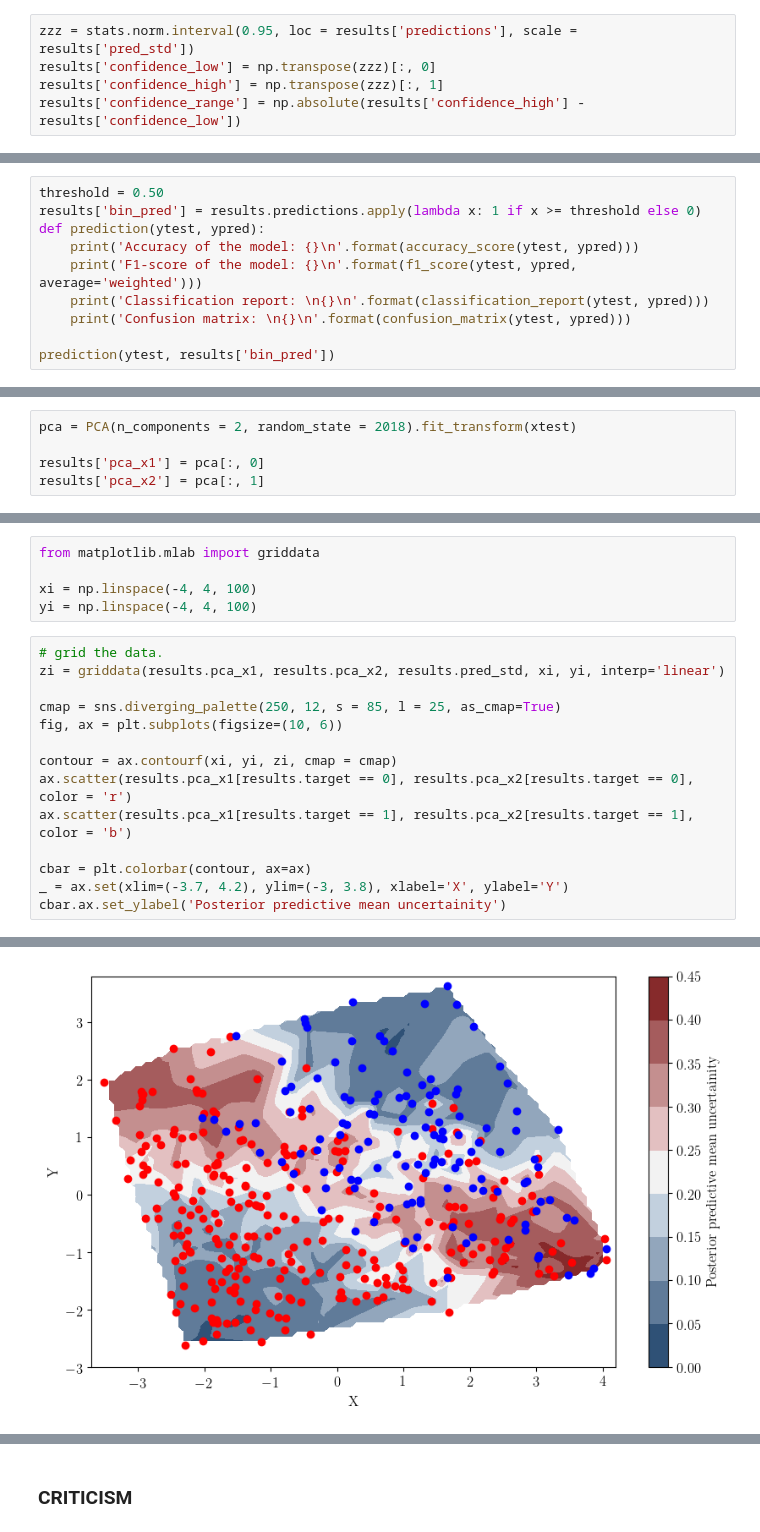
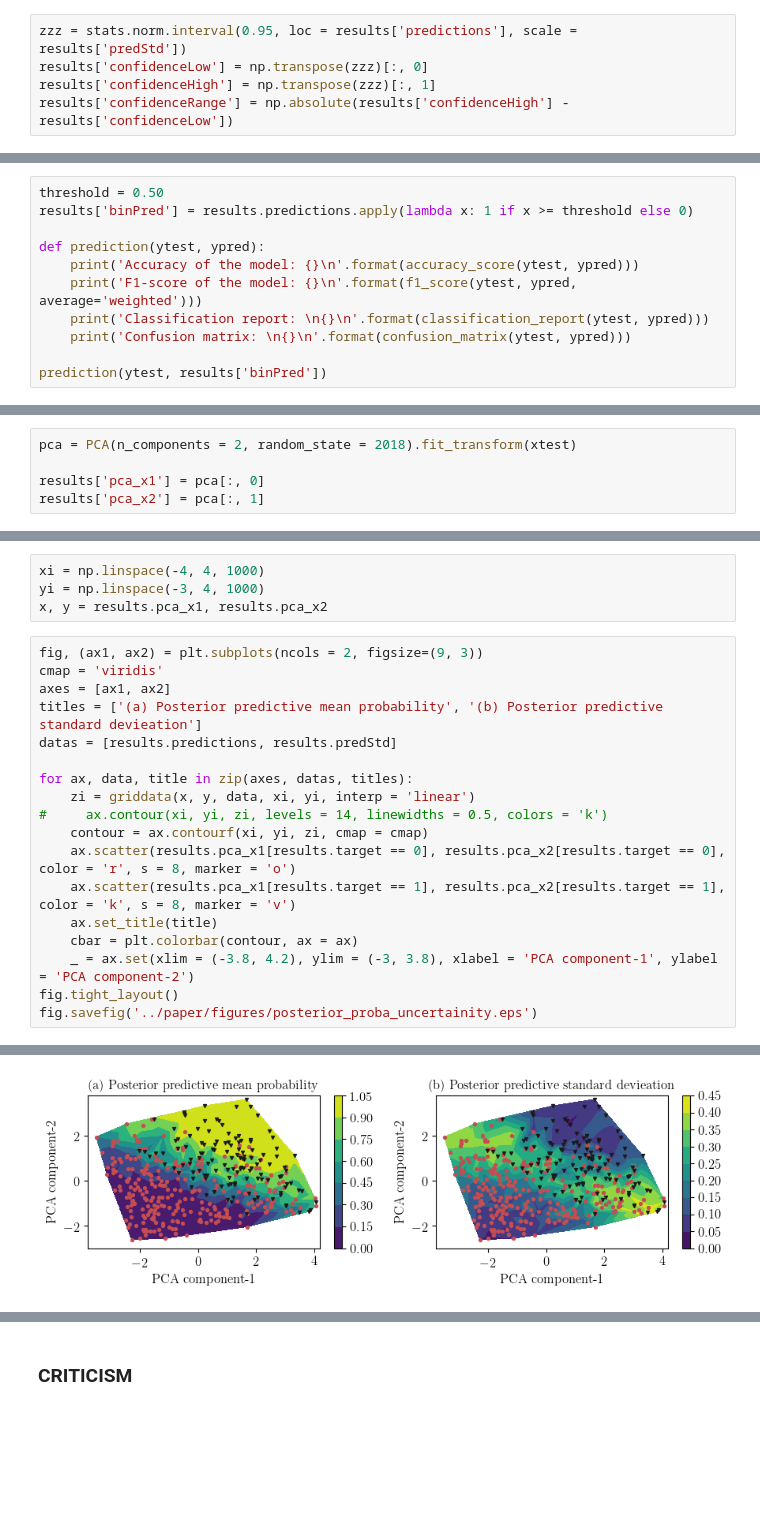
Before and after one commit to msahamed/earthquake_physics_bayesian_nn, a Jupyter notebook: Baysian_neural_network.ipynb, the cells around one changed output, grey strips where cells are left out. Saved outputs shown, nothing was run; the diff lists cells and outputs as text; blank space fills up the shorter version.

```diff
--- a/Baysian_neural_network.ipynb
+++ b/Baysian_neural_network.ipynb
@@ -468,5 +466,5 @@ results['pred_var'] = predictions_samp.var(axis = 0)
 # %%
-zzz = stats.norm.interval(0.95, loc = results['predictions'], scale = results['pred_std'])
-results['confidence_low'] = np.transpose(zzz)[:, 0]
-results['confidence_high'] = np.transpose(zzz)[:, 1]
-results['confidence_range'] = np.absolute(results['confidence_high'] - results['confidence_low'])
+zzz = stats.norm.interval(0.95, loc = results['predictions'], scale = results['predStd'])
+results['confidenceLow'] = np.transpose(zzz)[:, 0]
+results['confidenceHigh'] = np.transpose(zzz)[:, 1]
+results['confidenceRange'] = np.absolute(results['confidenceHigh'] - results['confidenceLow'])
@@ -509,14 +523,15 @@ th[np.argmax(f1_scores)]
 0.5789473684210527
 # %%
 threshold = 0.50
-results['bin_pred'] = results.predictions.apply(lambda x: 1 if x >= threshold else 0)
+results['binPred'] = results.predictions.apply(lambda x: 1 if x >= threshold else 0)
+
 def prediction(ytest, ypred):
     print('Accuracy of the model: {}\n'.format(accuracy_score(ytest, ypred)))
     print('F1-score of the model: {}\n'.format(f1_score(ytest, ypred, average='weighted')))
     print('Classification report: \n{}\n'.format(classification_report(ytest, ypred)))
     print('Confusion matrix: \n{}\n'.format(confusion_matrix(ytest, ypred)))
 
-prediction(ytest, results['bin_pred'])
+prediction(ytest, results['binPred'])
 # %% [output]
 Accuracy of the model: 0.815
 
@@ -634,20 +645,23 @@ print(np.shape(grid), np.shape(grid_2d), np.shape(dummy_out))
 # %%
-from matplotlib.mlab import griddata
-
-xi = np.linspace(-4, 4, 100)
-yi = np.linspace(-4, 4, 100)
+xi = np.linspace(-4, 4, 1000)
+yi = np.linspace(-3, 4, 1000)
+x, y = results.pca_x1, results.pca_x2
 # %%
-# grid the data.
-zi = griddata(results.pca_x1, results.pca_x2, results.pred_std, xi, yi, interp='linear')
+fig, (ax1, ax2) = plt.subplots(ncols = 2, figsize=(9, 3))
+cmap = 'viridis'
+axes = [ax1, ax2]
+titles = ['(a) Posterior predictive mean probability', '(b) Posterior predictive standard devieation']
+datas = [results.predictions, results.predStd]
 
-cmap = sns.diverging_palette(250, 12, s = 85, l = 25, as_cmap=True)
-fig, ax = plt.subplots(figsize=(10, 6))
-
-contour = ax.contourf(xi, yi, zi, cmap = cmap)
-ax.scatter(results.pca_x1[results.target == 0], results.pca_x2[results.target == 0], color = 'r')
-ax.scatter(results.pca_x1[results.target == 1], results.pca_x2[results.target == 1], color = 'b')
-
-cbar = plt.colorbar(contour, ax=ax)
-_ = ax.set(xlim=(-3.7, 4.2), ylim=(-3, 3.8), xlabel='X', ylabel='Y')
-cbar.ax.set_ylabel('Posterior predictive mean uncertainity')
+for ax, data, title in zip(axes, datas, titles):
+    zi = griddata(x, y, data, xi, yi, interp = 'linear')
+#     ax.contour(xi, yi, zi, levels = 14, linewidths = 0.5, colors = 'k')
+    contour = ax.contourf(xi, yi, zi, cmap = cmap)
+    ax.scatter(results.pca_x1[results.target == 0], results.pca_x2[results.target == 0], color = 'r', s = 8, marker = 'o')
+    ax.scatter(results.pca_x1[results.target == 1], results.pca_x2[results.target == 1], color = 'k', s = 8, marker = 'v')
+    ax.set_title(title)
+    cbar = plt.colorbar(contour, ax = ax)
+    _ = ax.set(xlim = (-3.8, 4.2), ylim = (-3, 3.8), xlabel = 'PCA component-1', ylabel = 'PCA component-2')
+fig.tight_layout()
+fig.savefig('../paper/figures/posterior_proba_uncertainity.eps')
 # %% [output]
@@ -655 +668 @@ Text(0, 0.5, 'Posterior predictive mean uncertainity')
-[figure, old version]
+[figure, new version]
```
Also changed, not shown: parts of 34 cells of this notebook.
